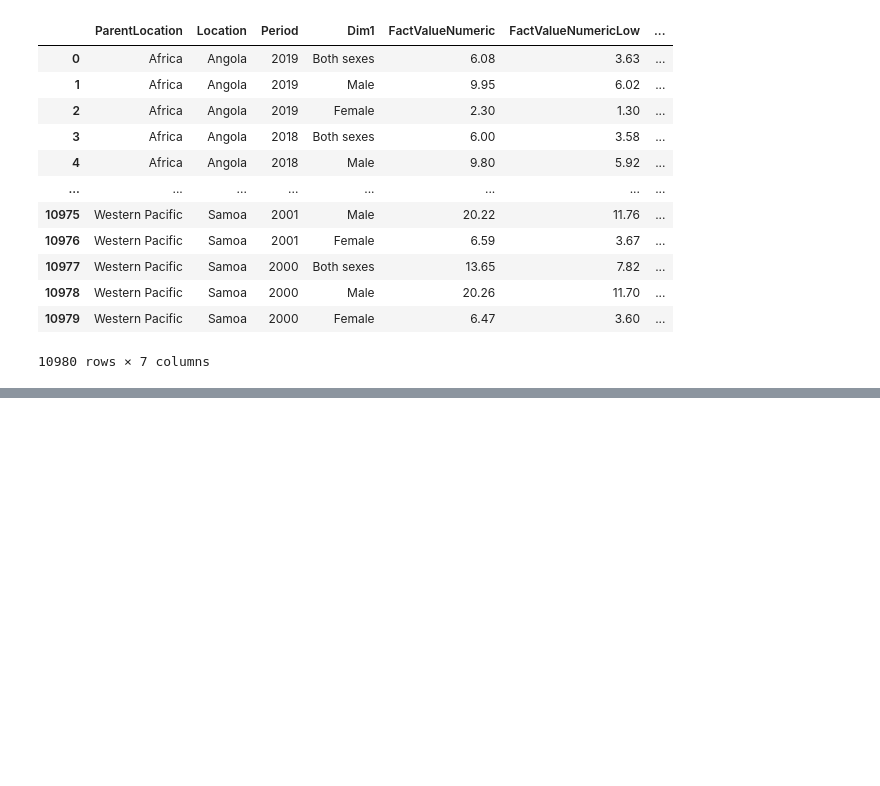
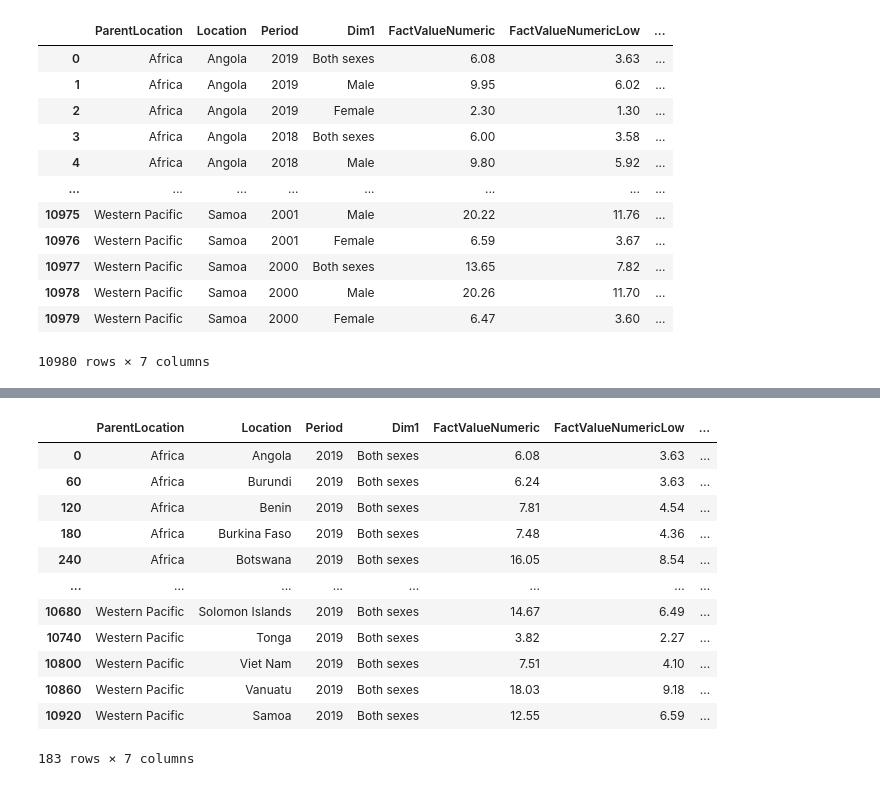
Before and after one commit to mardrouilly/Proyecto-I.C.D.-Grupo-2, a Jupyter notebook: Project_df.ipynb, the cells around one changed output, grey strips where cells are left out. Drawn from its saved outputs; the diff is of its cells as text; code cells hidden in the pictures; blank space fills up the shorter version.

```diff
--- a/Project_df.ipynb
+++ b/Project_df.ipynb
@@ -107,0 +146,18 @@ df_suicidio_oms_clean_por_pais_2019_2002.head(10)
+# %%
+suicidios2019 = df_suicidio_oms_clean[df_suicidio_oms_clean['Period'] == 2019]
+suicidios2019 = suicidios2019[suicidios2019['Dim1'] == "Both sexes"]
+suicidios2019
+# %% [output]
+|  | ParentLocation | Location | Period | Dim1 | FactValueNumeric | FactValueNumericLow | ... |
+| 0 | Africa | Angola | 2019 | Both sexes | 6.08 | 3.63 | ... |
+| 60 | Africa | Burundi | 2019 | Both sexes | 6.24 | 3.63 | ... |
+| 120 | Africa | Benin | 2019 | Both sexes | 7.81 | 4.54 | ... |
+| 180 | Africa | Burkina Faso | 2019 | Both sexes | 7.48 | 4.36 | ... |
+| 240 | Africa | Botswana | 2019 | Both sexes | 16.05 | 8.54 | ... |
+| ... | ... | ... | ... | ... | ... | ... | ... |
+| 10680 | Western Pacific | Solomon Islands | 2019 | Both sexes | 14.67 | 6.49 | ... |
+| 10740 | Western Pacific | Tonga | 2019 | Both sexes | 3.82 | 2.27 | ... |
+| 10800 | Western Pacific | Viet Nam | 2019 | Both sexes | 7.51 | 4.10 | ... |
+| 10860 | Western Pacific | Vanuatu | 2019 | Both sexes | 18.03 | 9.18 | ... |
+| 10920 | Western Pacific | Samoa | 2019 | Both sexes | 12.55 | 6.59 | ... |
+183 rows × 7 columns
```
Also changed, not shown: parts of 9 cells of this notebook, 1 other file.
